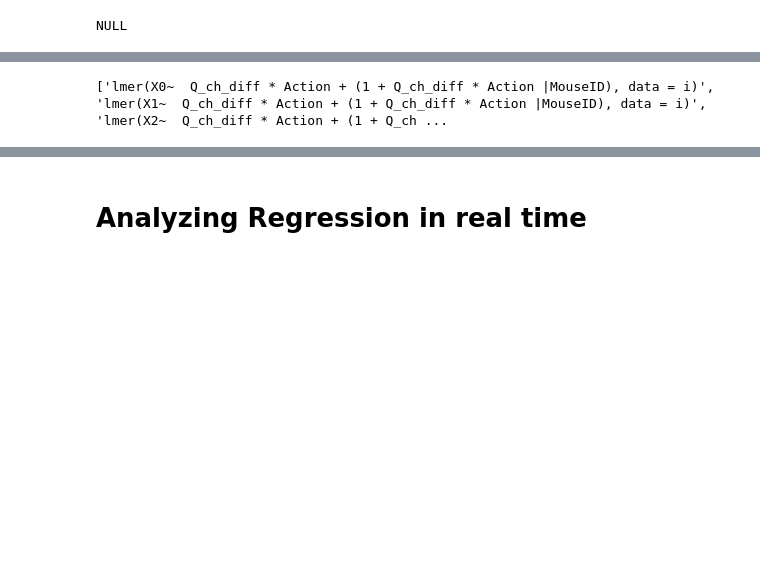
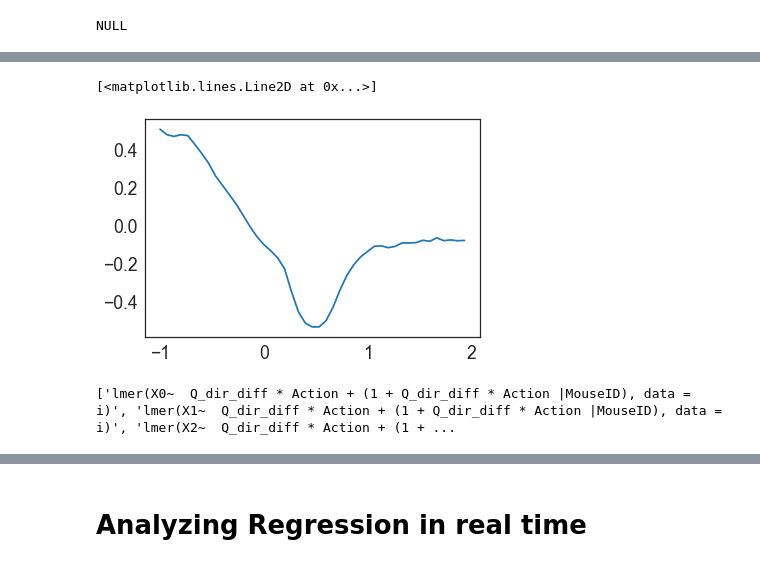
Before and after one commit to rachelstephlee/qlearning, a Jupyter notebook: Behavior_Gcamp3_Regression.ipynb, the cells around one changed output, grey strips where cells are left out. Saved outputs shown, nothing was run; the diff lists cells and outputs as text; code cells hidden in the pictures; blank space fills up the shorter version.

```diff
--- a/Behavior_Gcamp3_Regression.ipynb
+++ b/Behavior_Gcamp3_Regression.ipynb
@@ -153,0 +190,23 @@ NULL
+# %%
+%%R -o df_all
+for (i in seq(45)){
+    df = as.data.frame(coef(summary(m[[i]])))
+
+    if (ncol(df) == 3){
+        df$'t value' = NA
+        df$'Pr(>|t|)' = NA
+        df$df = NA
+    }
+    df$names = rownames(df)
+    rownames(df) = NULL
+    df$timelocked = 'LeverPrsnt' #update
+    df$RecordLoc = 'NaC'    #update
+    df$time = (i - 16)/15
+
+
+    if (i == 1) {
+        df_all = df
+    } else {
+        df_all = rbind(df_all, df)
+    }
+}
@@ -153,0 +241,8 @@ NULL
+# %%
+%%R -o df_all
+df_all$timelocked = 'Reward'
+# %%
+plt.plot(np.unique(df_all['time']), df_all[df_all['names'] == '(Intercept)'].Estimate)
+# %% [output]
+[<matplotlib.lines.Line2D at 0x...>]
+[figure, added]
@@ -154,8 +261,8 @@ NULL
 # %%
 models = []
 for i in np.arange(45):
-    models.append('lmer(X' + str(i) + '~  Q_ch_diff * Action + (1 + Q_ch_diff * Action |MouseID), data = i)')
+    models.append('lmer(X' + str(i) + '~  Q_dir_diff * Action + (1 + Q_dir_diff * Action |MouseID), data = i)')
 
 print(models[:15])
 # %% [output]
-['lmer(X0~  Q_ch_diff * Action + (1 + Q_ch_diff * Action |MouseID), data = i)', 'lmer(X1~  Q_ch_diff * Action + (1 + Q_ch_diff * Action |MouseID), data = i)', 'lmer(X2~  Q_ch_diff * Action + (1 + Q_ch ...
+['lmer(X0~  Q_dir_diff * Action + (1 + Q_dir_diff * Action |MouseID), data = i)', 'lmer(X1~  Q_dir_diff * Action + (1 + Q_dir_diff * Action |MouseID), data = i)', 'lmer(X2~  Q_dir_diff * Action + (1 + ...
```
Also changed, not shown: parts of 30 cells of this notebook.
